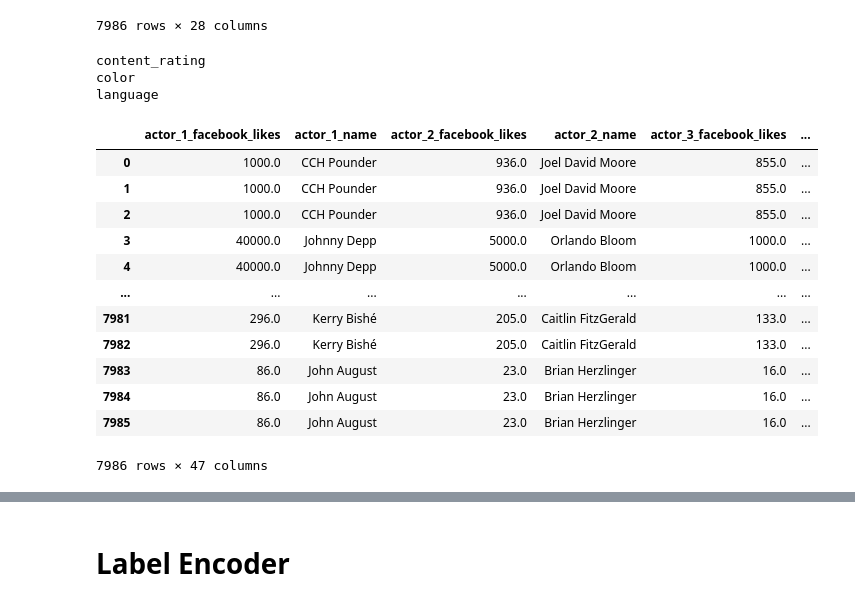
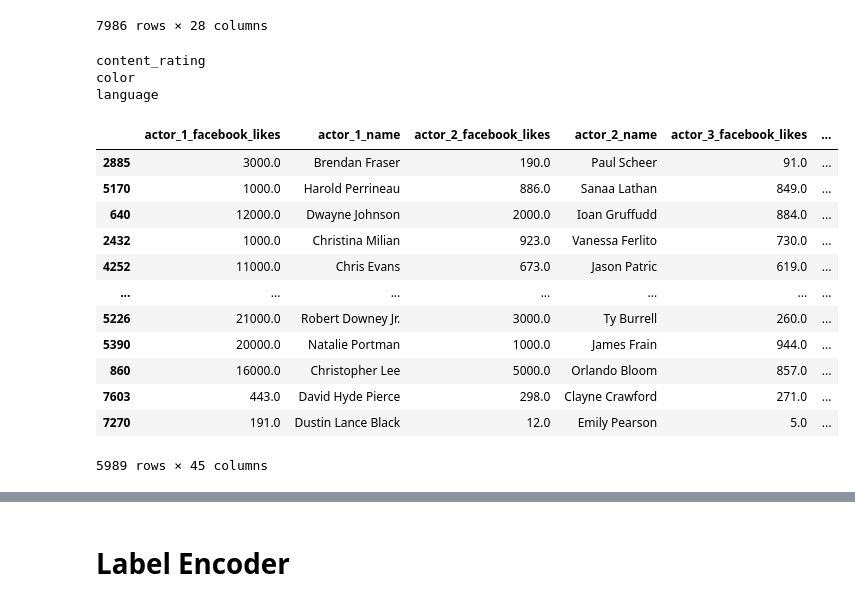
Before and after one commit to 36kp/module-16-project, a Jupyter notebook: src/imdb_analysis.ipynb, the cells around one changed output, grey strips where cells are left out. Saved outputs shown, nothing was run; the diff lists cells and outputs as text; code cells hidden in the pictures.

```diff
--- a/src/imdb_analysis.ipynb
+++ b/src/imdb_analysis.ipynb
@@ -129,33 +129,35 @@ imdb_df_filtered
 | 7984 | 86.0 | John August | 23.0 | Brian Herzlinger | 16.0 | ... |
 | 7985 | 86.0 | John August | 23.0 | Brian Herzlinger | 16.0 | ... |
 7986 rows × 28 columns
+# %%
+processed_df = imdb_df_filtered
 # %%
-X = imdb_df_filtered.drop(columns=['imdb_score'])
-y = imdb_df_filtered['imdb_score']
+X = processed_df.drop(columns=['imdb_score'])
+y = processed_df['imdb_score']
 # %%
 X_train, X_test, y_train, y_test = train_test_split(X, y, random_state=42)
 # %%
 dummy_columns = ['content_rating', 'color', 'language']
 for col in dummy_columns:
     print(col)
-    content_rating = pd.get_dummies(imdb_df_filtered[col], prefix=col, prefix_sep='_', dtype='int')
-    imdb_df_filtered = pd.concat([imdb_df_filtered, content_rating], axis=1)
-    imdb_df_filtered.drop(columns=[col], inplace=True)
-imdb_df_filtered
+    column_dummies = pd.get_dummies(X_train[col], prefix=col, prefix_sep='_', dtype='int')
+    X_train = pd.concat([X_train, column_dummies], axis=1)
+    X_train.drop(columns=[col], inplace=True)
+X_train
 # %% [output]
 content_rating
 color
 language
 |  | actor_1_facebook_likes | actor_1_name | actor_2_facebook_likes | actor_2_name | actor_3_facebook_likes | ... |
-| 0 | 1000.0 | CCH Pounder | 936.0 | Joel David Moore | 855.0 | ... |
-| 1 | 1000.0 | CCH Pounder | 936.0 | Joel David Moore | 855.0 | ... |
-| 2 | 1000.0 | CCH Pounder | 936.0 | Joel David Moore | 855.0 | ... |
-| 3 | 40000.0 | Johnny Depp | 5000.0 | Orlando Bloom | 1000.0 | ... |
-| 4 | 40000.0 | Johnny Depp | 5000.0 | Orlando Bloom | 1000.0 | ... |
+| 2885 | 3000.0 | Brendan Fraser | 190.0 | Paul Scheer | 91.0 | ... |
+| 5170 | 1000.0 | Harold Perrineau | 886.0 | Sanaa Lathan | 849.0 | ... |
+| 640 | 12000.0 | Dwayne Johnson | 2000.0 | Ioan Gruffudd | 884.0 | ... |
+| 2432 | 1000.0 | Christina Milian | 923.0 | Vanessa Ferlito | 730.0 | ... |
+| 4252 | 11000.0 | Chris Evans | 673.0 | Jason Patric | 619.0 | ... |
 | ... | ... | ... | ... | ... | ... | ... |
-| 7981 | 296.0 | Kerry Bishé | 205.0 | Caitlin FitzGerald | 133.0 | ... |
-| 7982 | 296.0 | Kerry Bishé | 205.0 | Caitlin FitzGerald | 133.0 | ... |
-| 7983 | 86.0 | John August | 23.0 | Brian Herzlinger | 16.0 | ... |
-| 7984 | 86.0 | John August | 23.0 | Brian Herzlinger | 16.0 | ... |
-| 7985 | 86.0 | John August | 23.0 | Brian Herzlinger | 16.0 | ... |
+| 5226 | 21000.0 | Robert Downey Jr. | 3000.0 | Ty Burrell | 260.0 | ... |
+| 5390 | 20000.0 | Natalie Portman | 1000.0 | James Frain | 944.0 | ... |
+| 860 | 16000.0 | Christopher Lee | 5000.0 | Orlando Bloom | 857.0 | ... |
+| 7603 | 443.0 | David Hyde Pierce | 298.0 | Clayne Crawford | 271.0 | ... |
+| 7270 | 191.0 | Dustin Lance Black | 12.0 | Emily Pearson | 5.0 | ... |
-7986 rows × 47 columns
+5989 rows × 45 columns
```
Also changed, not shown: parts of 6 cells of this notebook.
